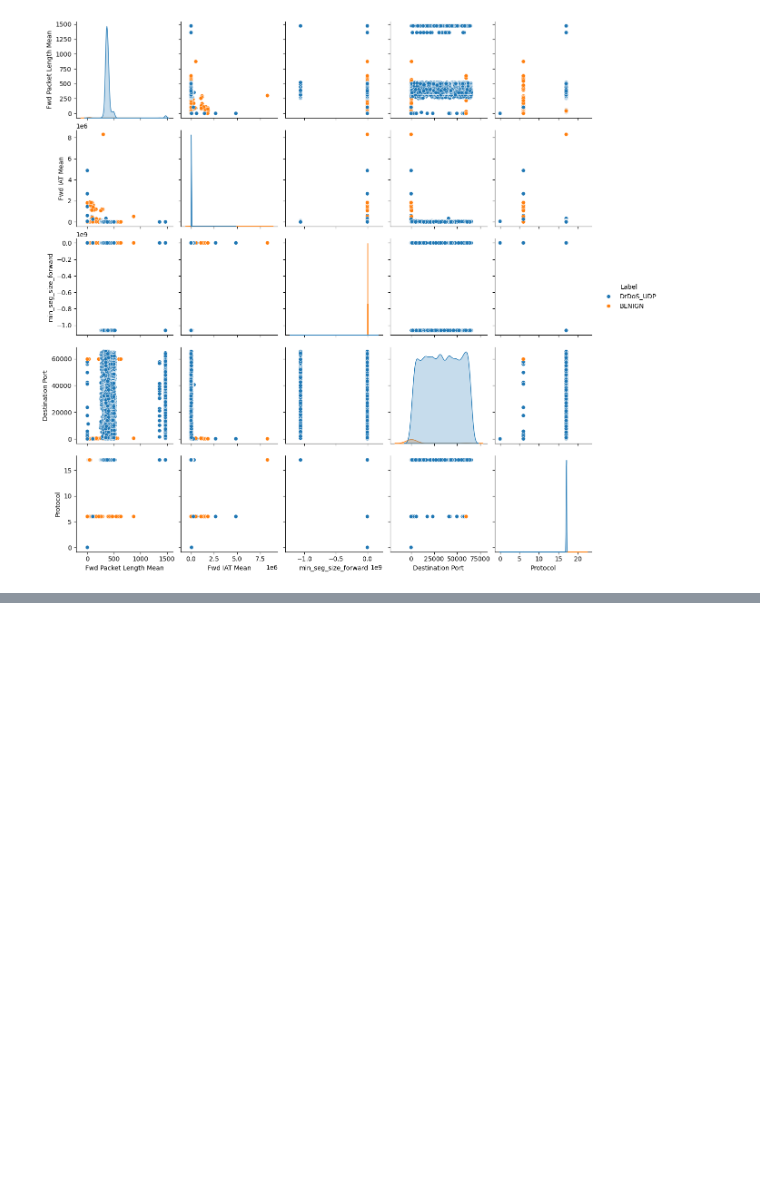
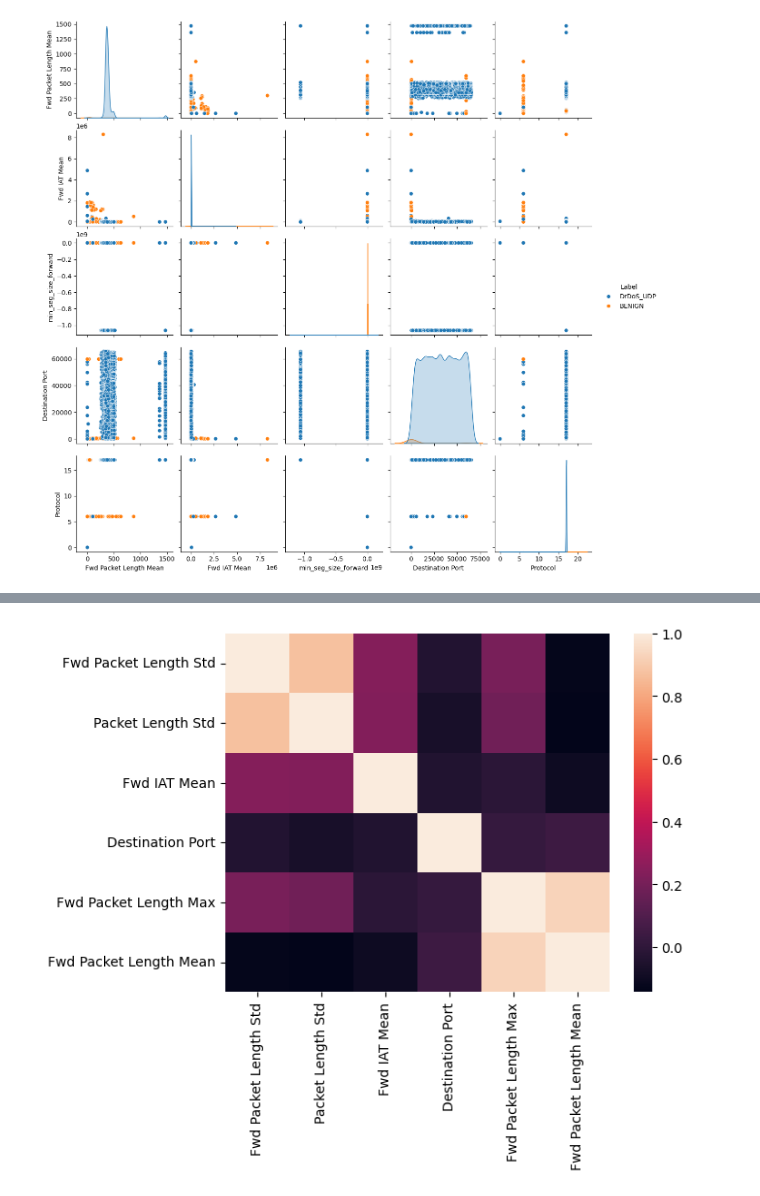
Before and after one commit to davijls9/-algoritmo-Random-Forest-para-identifica-DDoS-UDP, a Jupyter notebook: apresentacao_de_dados_oficial-Com corte.ipynb, the cells around one changed output, grey strips where cells are left out. Cells and saved outputs as stored; diff of their text form; code cells hidden in the pictures; blank space fills up the shorter version.

```diff
--- a/apresentacao_de_dados_oficial-Com corte.ipynb
+++ b/apresentacao_de_dados_oficial-Com corte.ipynb
@@ -587,0 +598,4 @@ criar_sns_pairplot(df_dados7, 7)
+# %%
+criar_sns_hearmapcor(df_dados2, 2)
+# %% [output]
+[figure, added]
```
Also changed, not shown: parts of 14 cells of this notebook, 3 other files.
